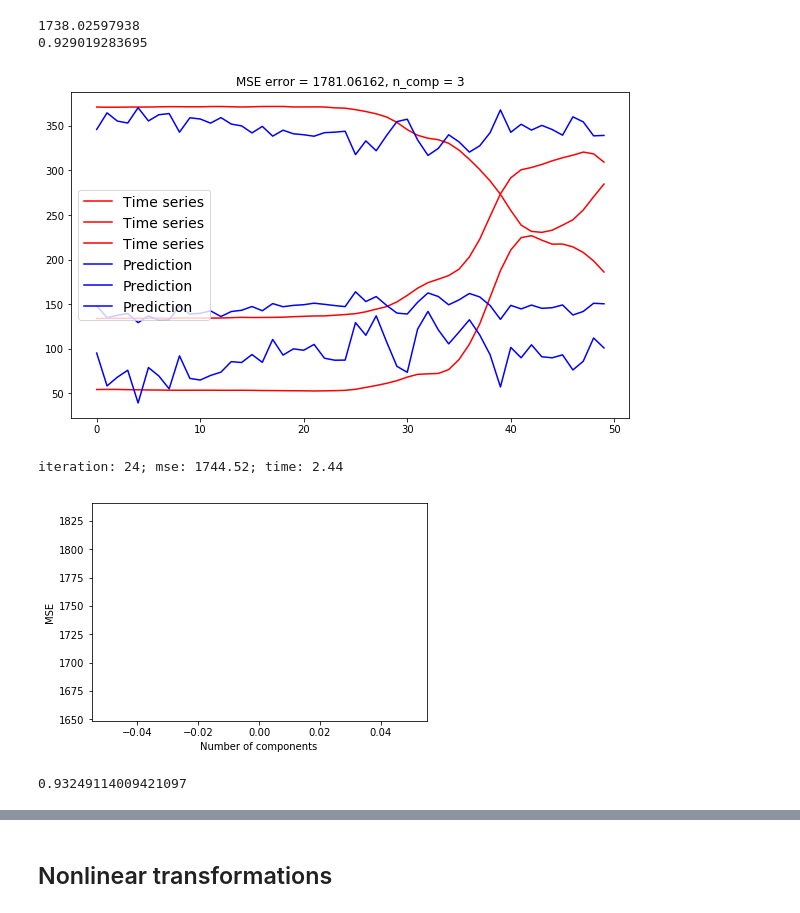
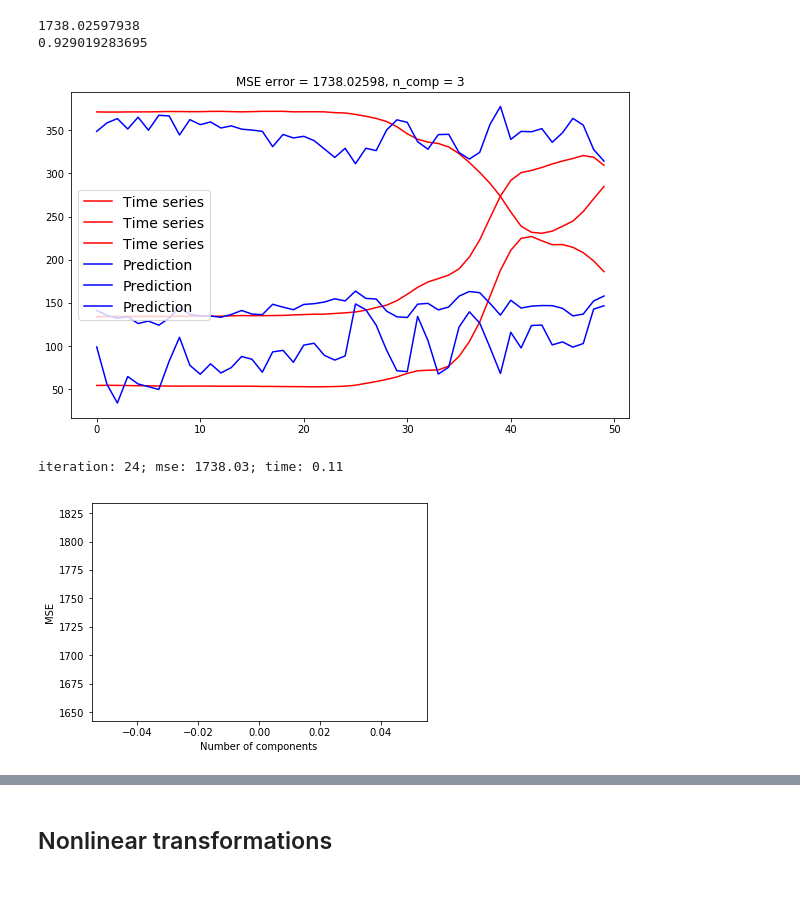
Before and after one commit to mariiavladimirova/NonlinearPLS, a Jupyter notebook: code/main.ipynb, the cells around one changed output, grey strips where cells are left out. Saved outputs shown, nothing was run; the diff lists cells and outputs as text; code cells hidden in the pictures.

```diff
--- a/code/main.ipynb
+++ b/code/main.ipynb
@@ -625,14 +687,14 @@ plt.show()
 # %% [markdown]
 ## ECoG
 # %%
-X_train = sc.io.loadmat('./../data/ECoG_X_train.mat')['X_train'].reshape([-1, 32 * 27])
-Y_train = sc.io.loadmat('./../data/ECoG_Y_train.mat')['Y_train']
+X_train_ecog = sc.io.loadmat('./../data/ECoG_X_train.mat')['X_train'].reshape([-1, 32 * 27])
+Y_train_ecog = sc.io.loadmat('./../data/ECoG_Y_train.mat')['Y_train']
 
-X_test = sc.io.loadmat('./../data/ECoG_X_test.mat')['X_hold_out'].reshape([-1, 32 * 27])
-Y_test = sc.io.loadmat('./../data/ECoG_Y_test.mat')['Y_hold_out']
+X_test_ecog = sc.io.loadmat('./../data/ECoG_X_test.mat')['X_hold_out'].reshape([-1, 32 * 27])
+Y_test_ecog = sc.io.loadmat('./../data/ECoG_Y_test.mat')['Y_hold_out']
 
-print(X_train.shape, Y_train.shape)
-print(X_test.shape, Y_test.shape)
+print(X_train_ecog.shape, Y_train_ecog.shape)
+print(X_test_ecog.shape, Y_test_ecog.shape)
 # %% [output]
 (12801, 864) (12801, 3)
 (6087, 864) (6087, 3)
@@ -647,38 +701,38 @@ def nmse(Y_test, Y_pred):
 # %%
-pls = PLSLinear(n_components=10)
-pls.fit(X_train, Y_train)
-Y_pred = pls.predict(X_test)
-print(mse(Y_test, Y_pred))
-print(nmse(Y_test, Y_pred))
+pls = PLSNonLinear(n_components=10)
+pls.fit(X_train_ecog, Y_train_ecog)
+Y_pred_ecog = pls.predict(X_test_ecog)
+print(mse(Y_test_ecog, Y_pred_ecog))
+print(nmse(Y_test_ecog, Y_pred_ecog))
 # %% [output]
 1738.02597938
 0.929019283695
 # %%
 n_comp = 3
 pls = PLSNonLinear(n_components=n_comp)
-pls.fit(X_train, Y_train)
-Y_pred = pls.predict(X_test)
+pls.fit(X_train_ecog, Y_train_ecog)
+Y_pred = pls.predict(X_test_ecog)
 
-ts_test = Y_test
-ts_pred = Y_pred
+ts_test = Y_test_ecog
+ts_pred = Y_pred_ecog
 
 plt.figure(figsize=(10, 6))
 plt.plot(ts_test[50:100], label='Time series', c='r')
 plt.plot(ts_pred[50:100], label='Prediction', c='b')
-plt.title('MSE error = {:.5f}, n_comp = {}'.format(mean_squared_error(Y_test, Y_pred), n_comp))
+plt.title('MSE error = {:.5f}, n_comp = {}'.format(mse(Y_test_ecog, Y_pred_ecog), n_comp))
 plt.legend(fontsize=14)
 plt.show()
 # %% [output]
-[figure, old version]
+[figure, new version]
 # %%
 mse_n_comps = []
 
 for k in np.arange(24, 25):
     start_time = time.time()
     pls = PLSNonLinear(n_components=k)
-    pls.fit(X_train, Y_train)
-    Y_pred = pls.predict(X_test)
-    mse_n_comps.append(mean_squared_error(Y_test, Y_pred))
+    pls.fit(X_train_ecog, Y_train_ecog)
+    Y_pred = pls.predict(X_test_ecog)
+    mse_n_comps.append(mse(Y_test_ecog, Y_pred_ecog))
     display.clear_output(wait=True)
     iter_time = (time.time() - start_time) / 60
     print('iteration: {}; mse: {:.2f}; time: {:.2f}'.format(k, mse_n_comps[-1], iter_time))
@@ -689,12 +743,8 @@ plt.xlabel('Number of components')
 plt.ylabel('MSE')
 plt.show()
 # %% [output]
-iteration: 24; mse: 1744.52; time: 2.44
+iteration: 24; mse: 1738.03; time: 0.11
-[figure, old version]
+[figure, new version]
-# %%
-nmse(Y_test, Y_pred)
-# %% [output]
-0.93249114009421097
 # %%
 n_comp = np.array(mse_n_comps).argmin() + 1
 n_comp
```
Also changed, not shown: parts of 14 cells of this notebook, 1 other file.
